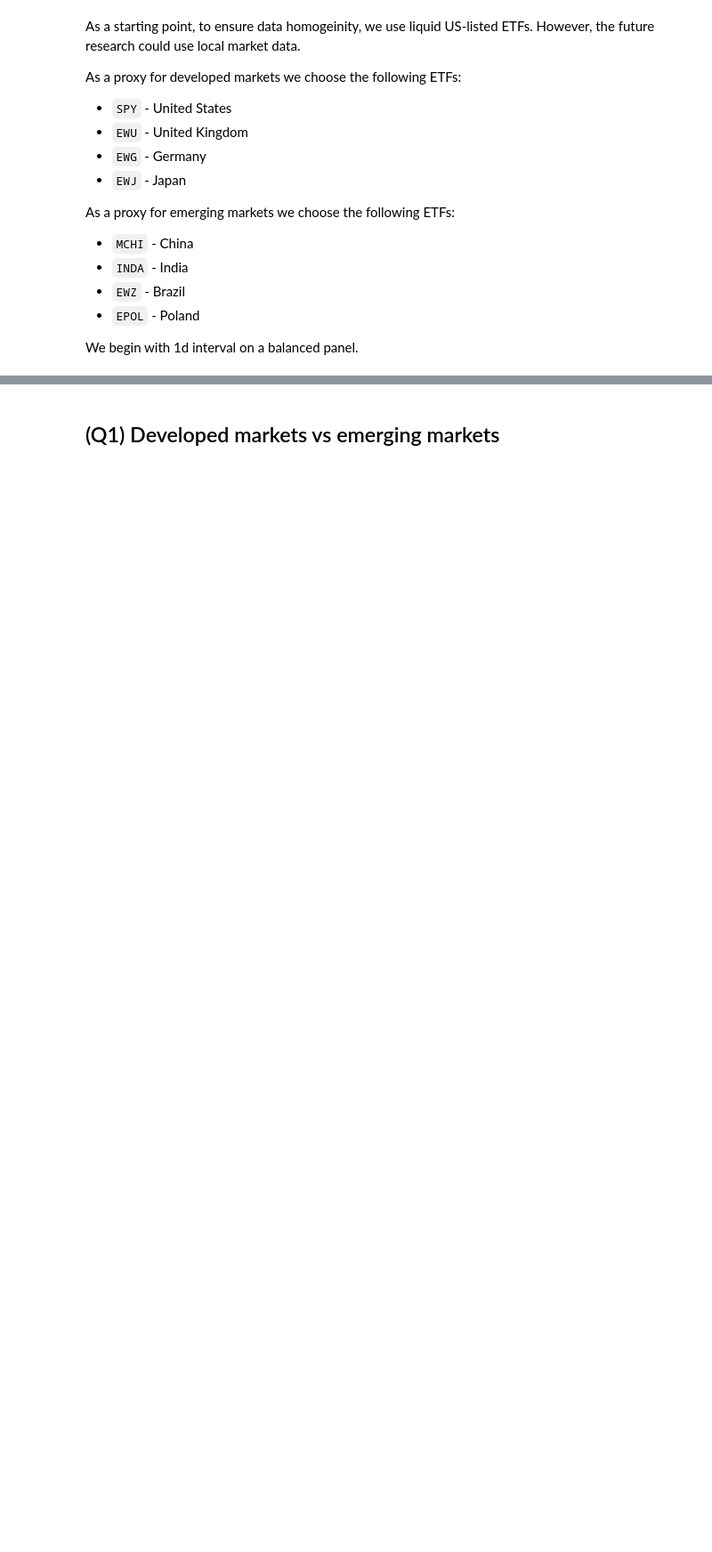
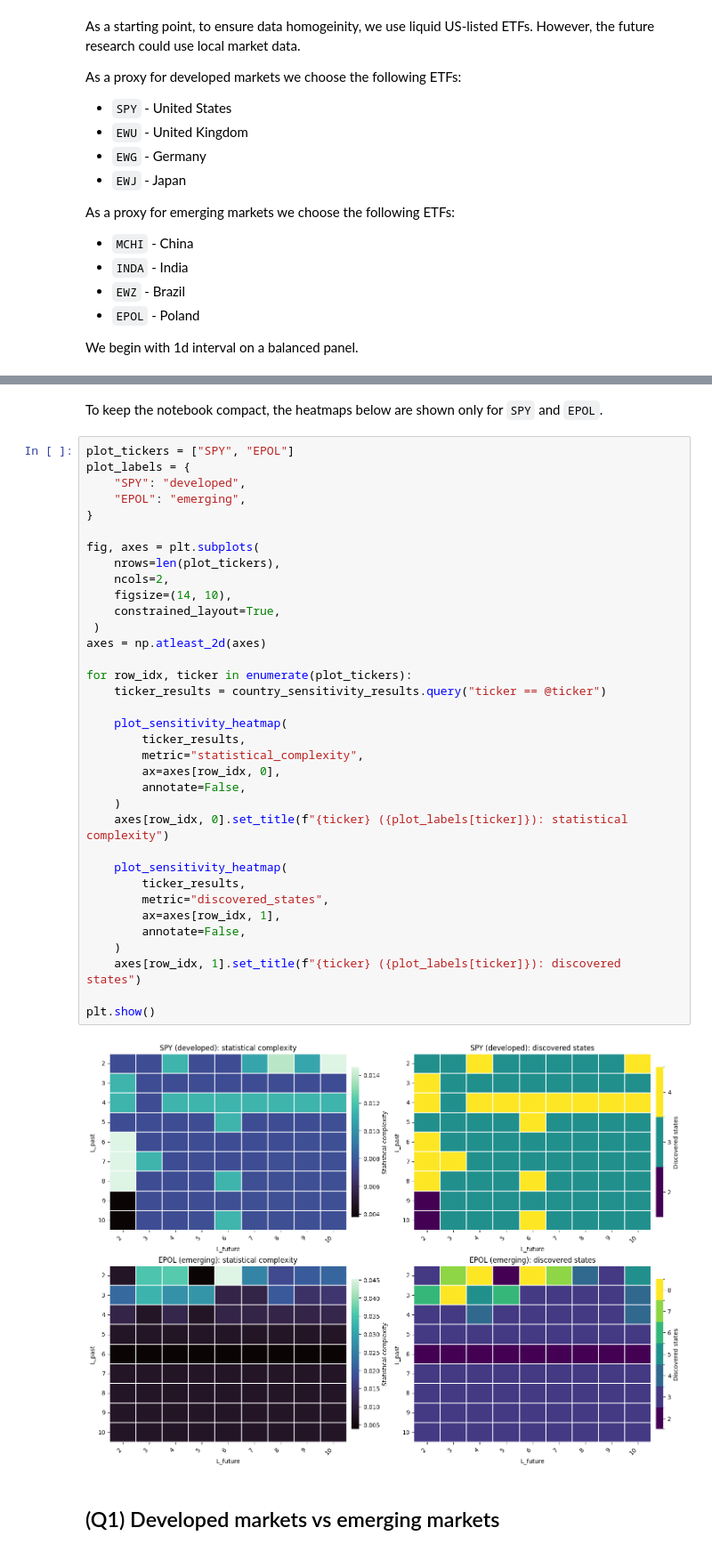
Before and after one commit to pawel-wieczynski/kernel_epsilon_machines, a Jupyter notebook: notebooks/03_financial_data_emh.ipynb, the cells around one changed output, grey strips where cells are left out. Shown at 89% size. Saved outputs shown, nothing was run; the diff lists cells and outputs as text; blank space fills up the shorter version.

Commit message:
country sensitivity analysis

```diff
--- a/notebooks/03_financial_data_emh.ipynb
+++ b/notebooks/03_financial_data_emh.ipynb
@@ -91,3 +146,42 @@ display(country_panel_balanced.head())
+# %% [markdown]
+To keep the notebook compact, the heatmaps below are shown only for `SPY` and `EPOL`.
+# %%
+plot_tickers = ["SPY", "EPOL"]
+plot_labels = {
+    "SPY": "developed",
+    "EPOL": "emerging",
+}
+
+fig, axes = plt.subplots(
+    nrows=len(plot_tickers),
+    ncols=2,
+    figsize=(14, 10),
+    constrained_layout=True,
+ )
+axes = np.atleast_2d(axes)
+
+for row_idx, ticker in enumerate(plot_tickers):
+    ticker_results = country_sensitivity_results.query("ticker == @ticker")
+
+    plot_sensitivity_heatmap(
+        ticker_results,
+        metric="statistical_complexity",
+        ax=axes[row_idx, 0],
+        annotate=False,
+    )
+    axes[row_idx, 0].set_title(f"{ticker} ({plot_labels[ticker]}): statistical complexity")
+
+    plot_sensitivity_heatmap(
+        ticker_results,
+        metric="discovered_states",
+        ax=axes[row_idx, 1],
+        annotate=False,
+    )
+    axes[row_idx, 1].set_title(f"{ticker} ({plot_labels[ticker]}): discovered states")
+
+plt.show()
+# %% [output]
+[figure, added]
 # %% [markdown]
 ## (Q1) Developed markets vs emerging markets
 # %%
```
Also changed, not shown: parts of 5 cells of this notebook, 1 other file.
